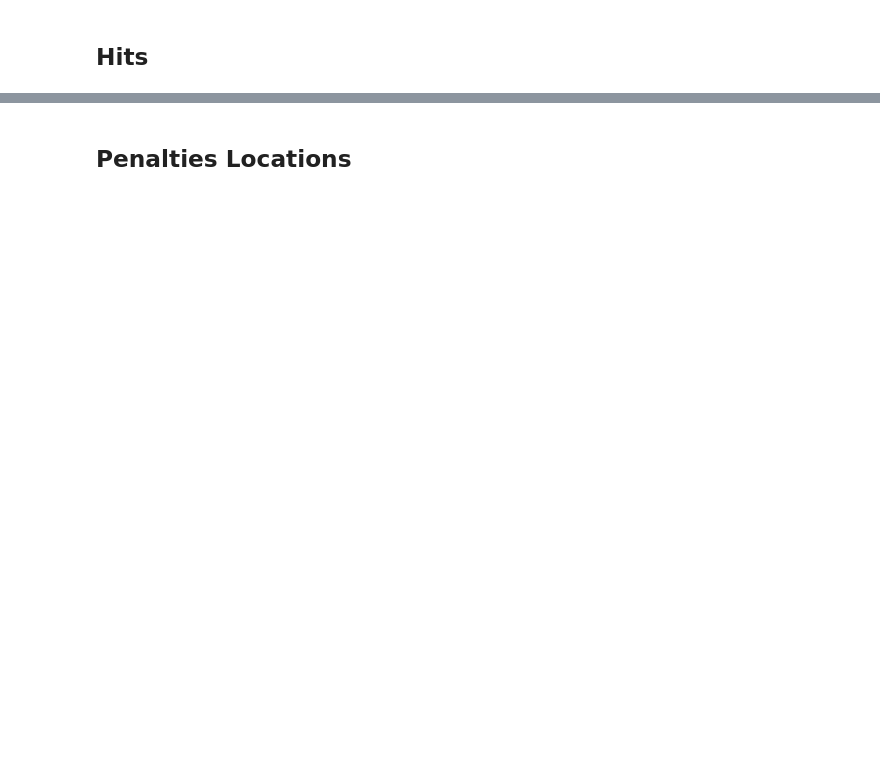
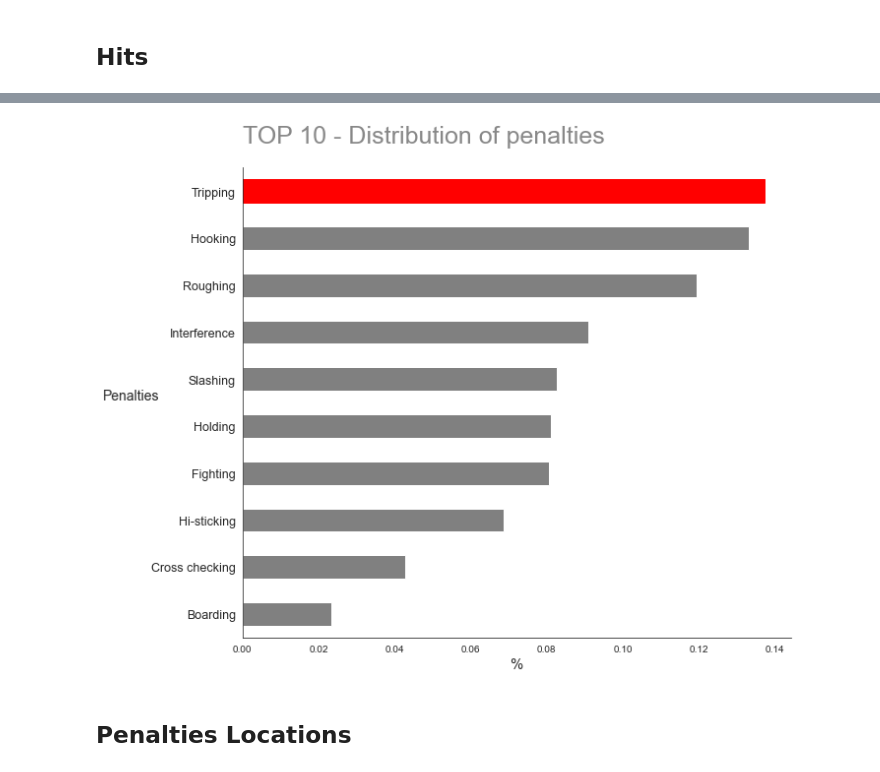
Before and after one commit to DanOakStats/NHL, a Jupyter notebook: data_cleaning.ipynb, the cells around one changed output, grey strips where cells are left out. Saved outputs shown, nothing was run; the diff lists cells and outputs as text; code cells hidden in the pictures; blank space fills up the shorter version.

```diff
--- a/data_cleaning.ipynb
+++ b/data_cleaning.ipynb
@@ -648,18 +660,26 @@ plt.tight_layout()
 penalties = plays[plays['event']=="Penalty"]
 # %%
+# showing the top 10 penalties
 penalties['secondaryType'].value_counts(normalize=True).nlargest(10)
 
+# plotting the result
 fig, ax = plt.subplots(figsize=(10, 8))
-penalties['secondaryType'].value_counts(normalize=True).nlargest(10).sort_values(ascending=True).plot(kind='barh', color='grey', ax=ax)
+penalties['secondaryType'].value_counts(normalize=True).nlargest(10).sort_values(ascending=True).plot(kind='barh',
+                                                                                                      color='grey',
+                                                                                                      ax=ax)
+# ediiting title and labels
 ax.set_title("TOP 10 - Distribution of penalties", fontsize=25, pad=25, alpha=0.55, loc='left')
 ax.set_ylabel("Penalties", fontsize=14, rotation=0, labelpad=20)
 ax.set_xlabel("%", fontsize=15)
 ax.set_yticklabels(ax.get_yticklabels(), fontsize=12.5)
 
+# plot styling
 ax.spines['top'].set_visible(False)
 ax.spines['right'].set_visible(False)
 ax.patches[9].set_color("red")
 
 plt.tight_layout()
+# %% [output]
+[figure, added]
 # %% [markdown]
 ## Penalties Locations
```
Also changed, not shown: parts of 22 cells of this notebook.
